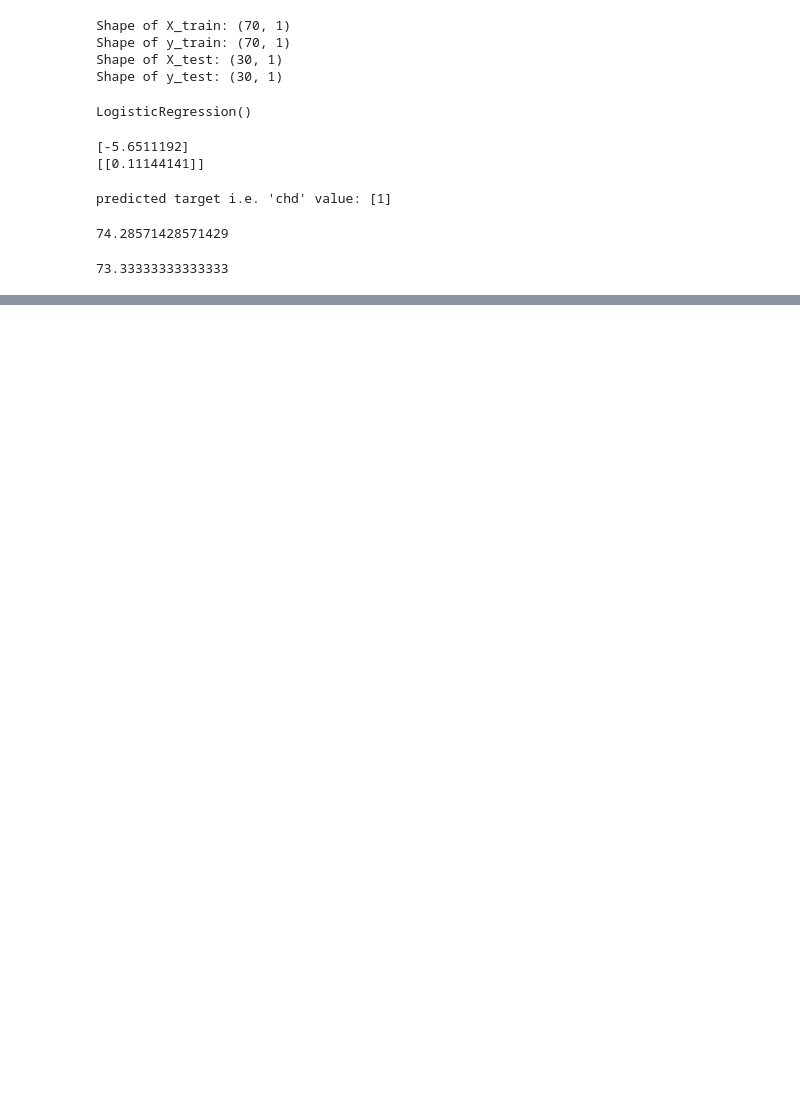
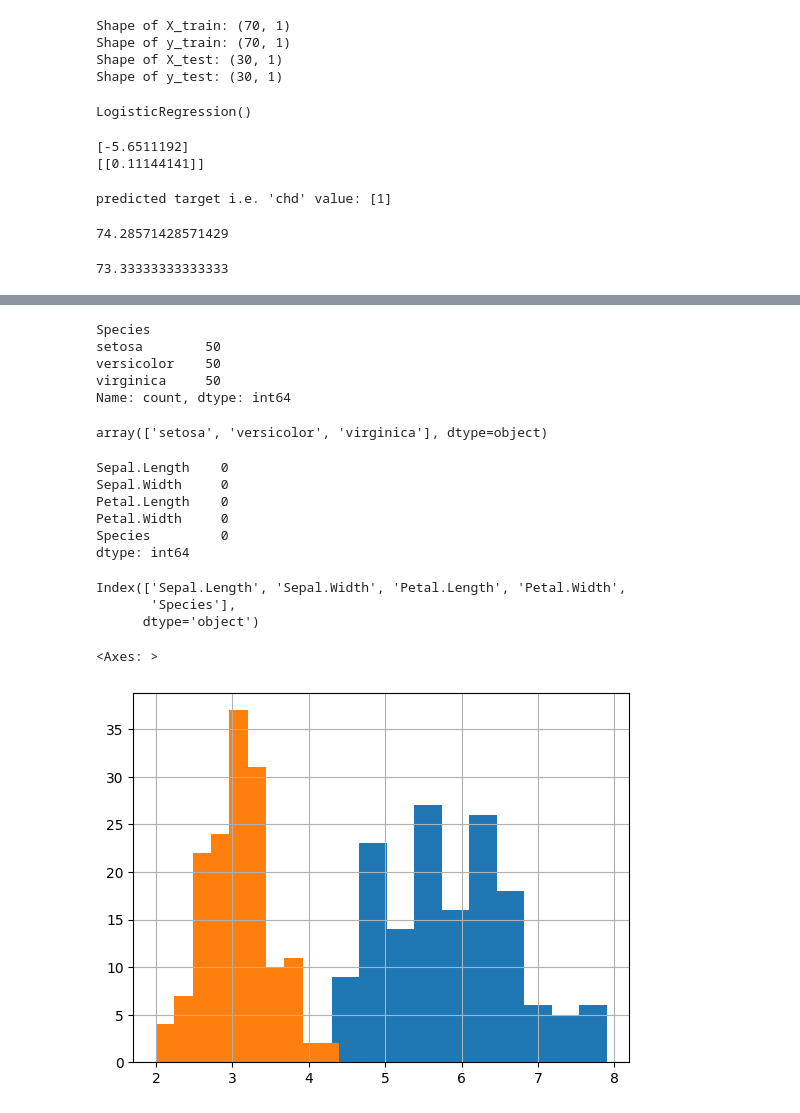
Before and after one commit to RanjanYadav5405/Machine-Learning, a Jupyter notebook: abc.ipynb, the cells around one changed output, grey strips where cells are left out. Drawn from its saved outputs; the diff is of its cells as text; code cells hidden in the pictures; blank space fills up the shorter version.

```diff
--- a/CIE-2.ipynb
+++ b/abc.ipynb
@@ -1066,0 +1073,3 @@ model.score(X_test, y_test) *  100
+# %%
+data8 = pd.read_csv('iris.csv')
+data8
@@ -1066,0 +1105,36 @@ model.score(X_test, y_test) *  100
+# %%
+# Find columns that having categorical data and find counts of particular category.
+data8['Species'].value_counts()
+# %% [output]
+Species
+setosa        50
+versicolor    50
+virginica     50
+Name: count, dtype: int64
+# %%
+data8['Species'].unique()
+# %% [output]
+array(['setosa', 'versicolor', 'virginica'], dtype=object)
+# %%
+# If there any null value? If yes then deal with null value.
+data8.isnull().sum()
+# %% [output]
+Sepal.Length    0
+Sepal.Width     0
+Petal.Length    0
+Petal.Width     0
+Species         0
+dtype: int64
+# %%
+data8.columns
+# %% [output]
+Index(['Sepal.Length', 'Sepal.Width', 'Petal.Length', 'Petal.Width',
+       'Species'],
+      dtype='object')
+# %%
+# Create histogram of Sepal_length and Sepal_width.
+data8['Sepal.Length'].hist()
+data8['Sepal.Width'].hist()
+# %% [output]
+<Axes: >
+[figure, added]
```
Also changed, not shown: parts of 35 cells of this notebook, 1 other file.
